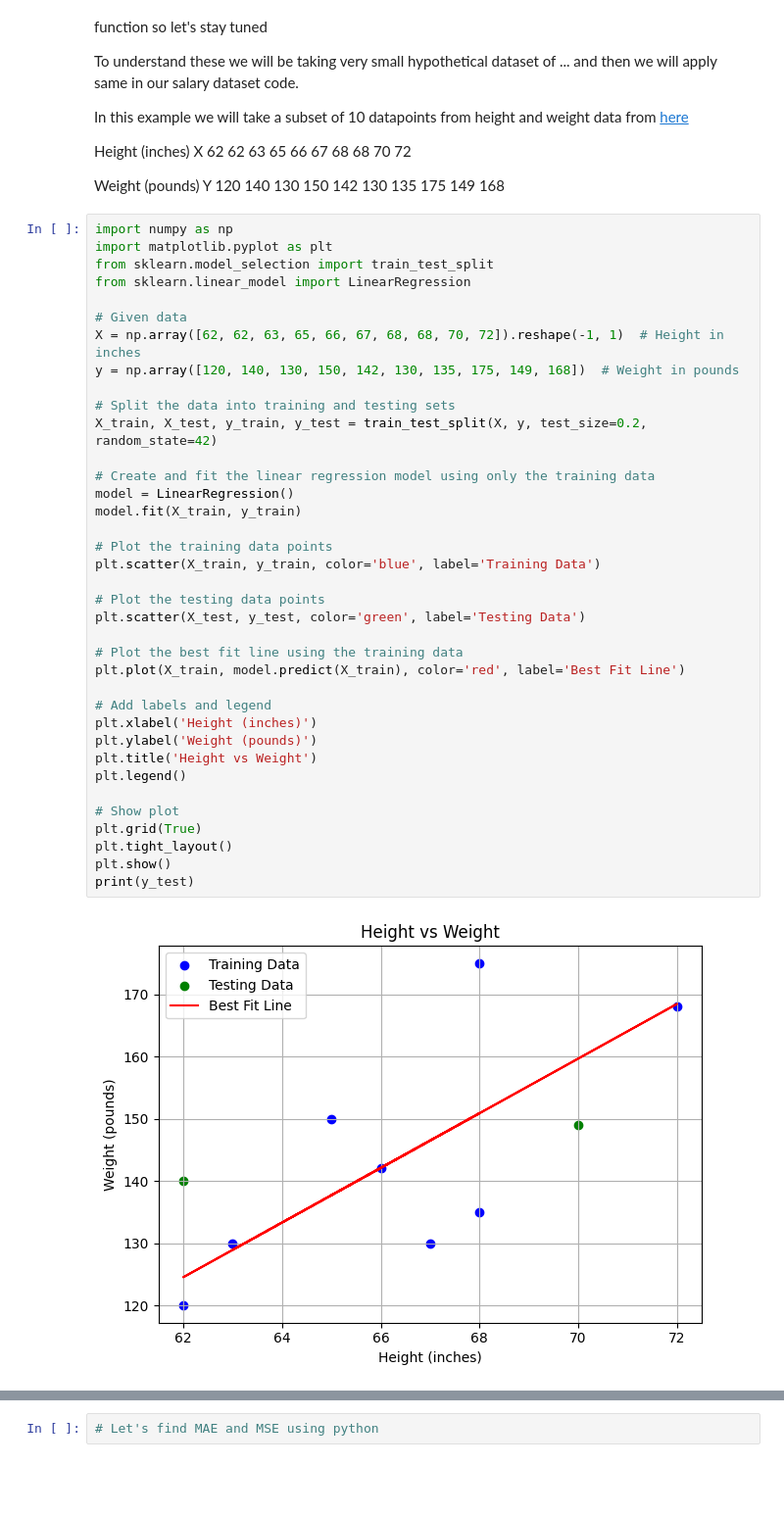
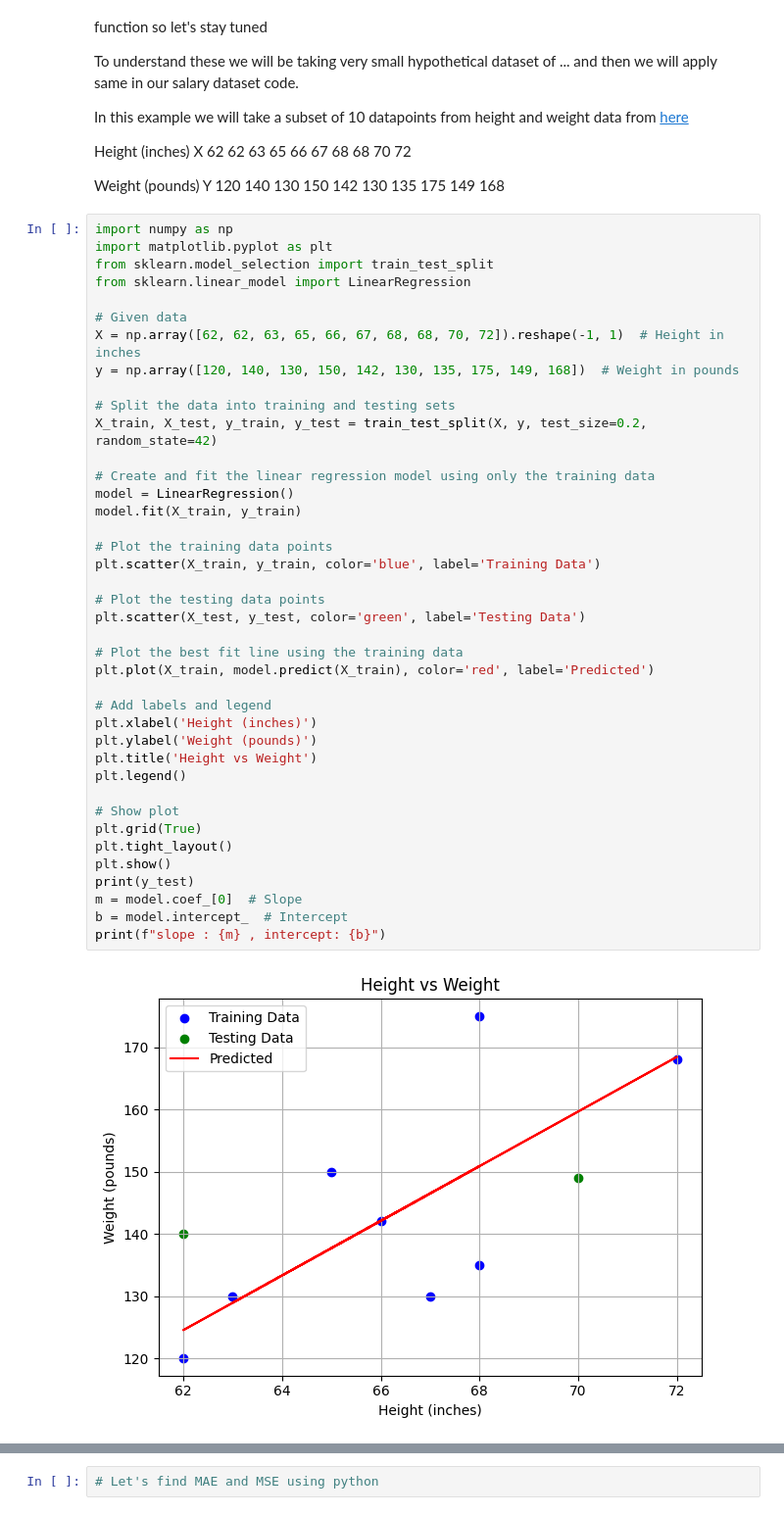
Before and after one commit to anuradha-datascience/machine-learning, a Jupyter notebook: MachineLearningforBeginners_Part_1_Linear_Regression.ipynb, the cells around one changed output, grey strips where cells are left out. Shown: that part at 98% size. Drawn from its saved outputs; the diff is of its cells as text; blank space fills up the shorter version.

```diff
--- a/MachineLearningforBeginners_Part_1_Linear_Regression.ipynb
+++ b/MachineLearningforBeginners_Part_1_Linear_Regression.ipynb
@@ -312,33 +312,36 @@ from sklearn.linear_model import LinearRegression
 X = np.array([62, 62, 63, 65, 66, 67, 68, 68, 70, 72]).reshape(-1, 1)  # Height in inches
 y = np.array([120, 140, 130, 150, 142, 130, 135, 175, 149, 168])  # Weight in pounds
 
 # Split the data into training and testing sets
 X_train, X_test, y_train, y_test = train_test_split(X, y, test_size=0.2, random_state=42)
 
 # Create and fit the linear regression model using only the training data
 model = LinearRegression()
 model.fit(X_train, y_train)
 
 # Plot the training data points
 plt.scatter(X_train, y_train, color='blue', label='Training Data')
 
 # Plot the testing data points
 plt.scatter(X_test, y_test, color='green', label='Testing Data')
 
 # Plot the best fit line using the training data
-plt.plot(X_train, model.predict(X_train), color='red', label='Best Fit Line')
+plt.plot(X_train, model.predict(X_train), color='red', label='Predicted')
 
 # Add labels and legend
 plt.xlabel('Height (inches)')
 plt.ylabel('Weight (pounds)')
 plt.title('Height vs Weight')
 plt.legend()
 
 # Show plot
 plt.grid(True)
 plt.tight_layout()
 plt.show()
 print(y_test)
+m = model.coef_[0]  # Slope
+b = model.intercept_  # Intercept
+print(f"slope : {m} , intercept: {b}")
 # %% [output]
-[figure, old version]
+[figure, new version]
 [149 140]
```
Also changed, not shown: parts of 36 cells of this notebook.
